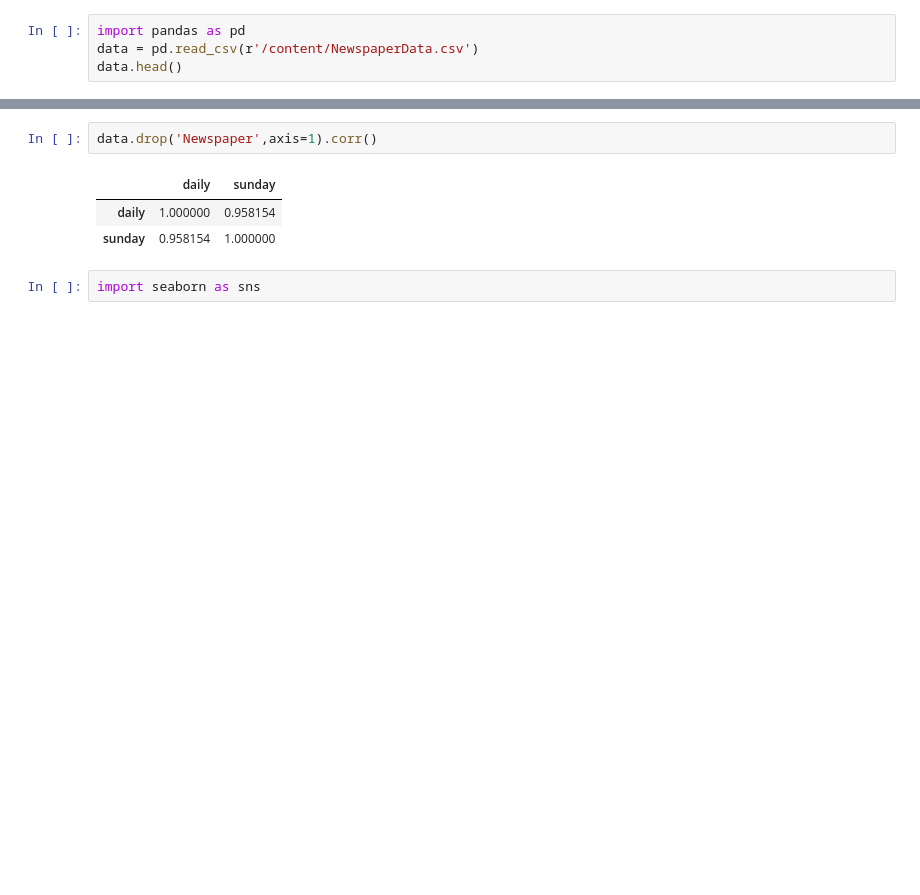
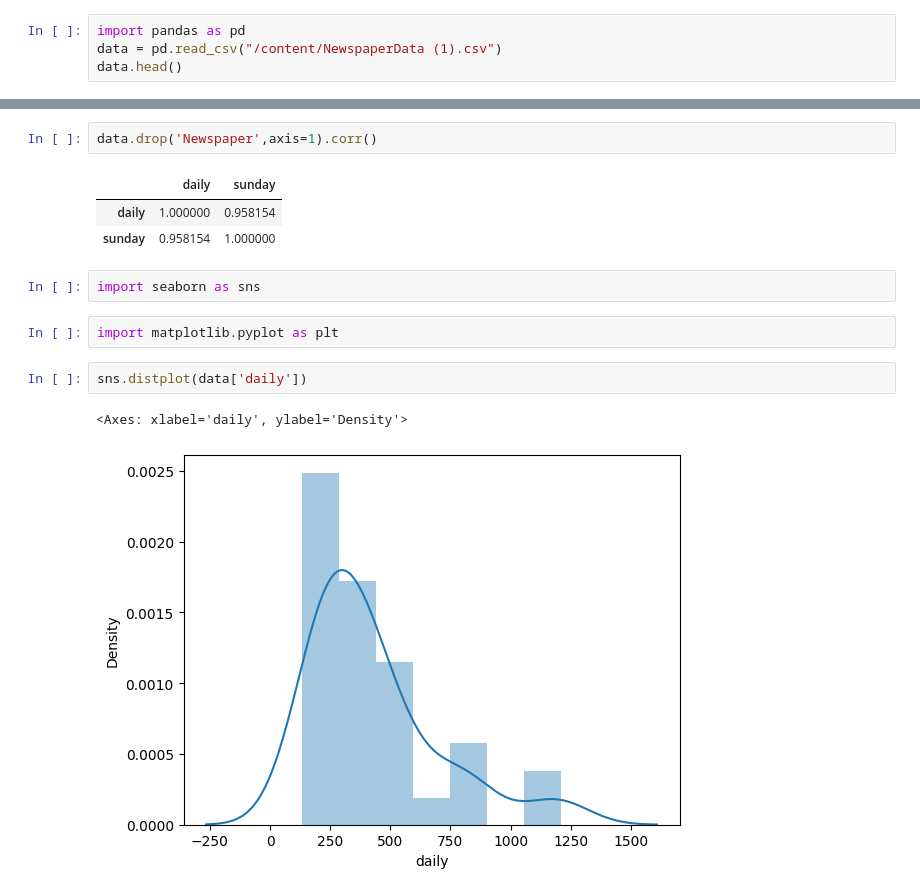
Before and after one commit to Akhilesh2804/python, a Jupyter notebook: DAY_18.ipynb, the cells around one changed output, grey strips where cells are left out. Drawn from its saved outputs; the diff is of its cells as text; blank space fills up the shorter version.

```diff
--- a/DAY_18.ipynb
+++ b/DAY_18.ipynb
@@ -5,7 +5,7 @@ import warnings
 warnings.filterwarnings('ignore')
 # %%
 import pandas as pd
-data = pd.read_csv(r'/content/NewspaperData.csv')
+data = pd.read_csv("/content/NewspaperData (1).csv")
 data.head()
 # %% [output]
 |  | Newspaper | daily | sunday |
@@ -82,3 +82,10 @@ data.drop('Newspaper',axis=1).corr()
 | sunday | 0.958154 | 1.000000 |
 # %%
 import seaborn as sns
+# %%
+import matplotlib.pyplot as plt
+# %%
+sns.distplot(data['daily'])
+# %% [output]
+<Axes: xlabel='daily', ylabel='Density'>
+[figure, added]
```
Also changed, not shown: parts of 7 cells of this notebook.
